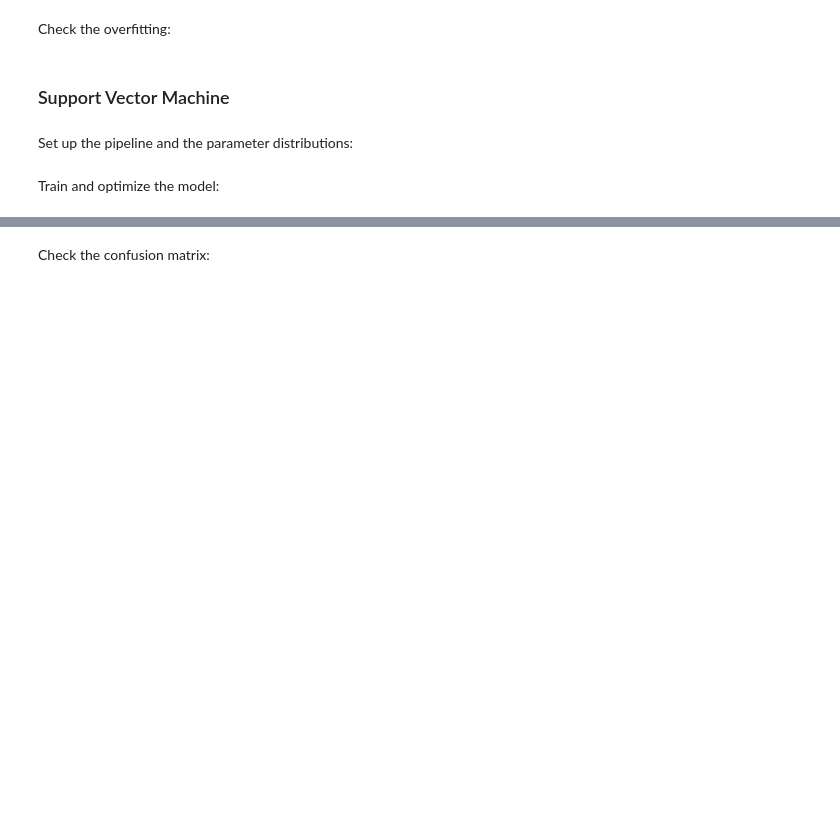
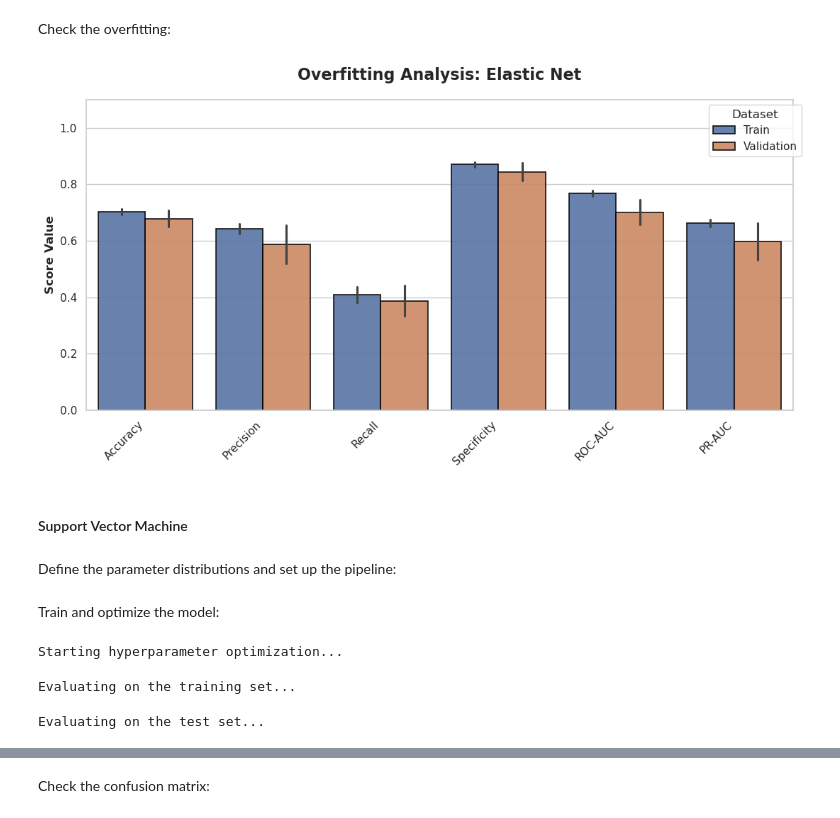
Before and after one commit to MiguelGomGar/TFM, a Jupyter notebook: notebooks/clinical_models_testing.ipynb, the cells around one changed output, grey strips where cells are left out. Saved outputs shown, nothing was run; the diff lists cells and outputs as text; code cells hidden in the pictures; blank space fills up the shorter version.

```diff
--- a/notebooks/clinical_models_testing.ipynb
+++ b/notebooks/clinical_models_testing.ipynb
@@ -176,11 +236,16 @@ plot_confusion_matrix(y_true=y_test, y_pred=y_pred_EN,
 # %% [markdown]
 Check the overfitting:
 # %%
-plot_overfitting_bars(cv_results_EN, model_name="EN", output_dir=results_path)
+plot_overfitting_bars(df_cv_results=cv_results_EN,
+                    title="Elastic Net",
+                    output_dir=results_path,
+                    identifier="EN")
+# %% [output]
+[figure, added]
 # %% [markdown]
-### Support Vector Machine
+#### Support Vector Machine
 # %% [markdown]
-Set up the pipeline and the parameter distributions:
+Define the parameter distributions and set up the pipeline:
 # %%
 # Hyperparameters search space
 params_dist_SVM = {
@@ -202,11 +267,24 @@ pipe_SVM = Pipeline(steps=[
 # %% [markdown]
 Train and optimize the model:
 # %%
-(optimized_SVM,
+(
+optimized_SVM,
 cv_results_SVM,
-tpr_SVM, fpr_SVM,
+fpr_SVM, tpr_SVM,
 precs_SVM, recs_SVM,
-study_SVM) = optimize_model_optuna_search(pipe_SVM, params_dist_SVM,
-                                    X_train, y_train, X_test, y_test,
-                                    metrics_dict=scoring_dict,
-                                    cv=my_cv)
+study_SVM
+) = optimize_model_optuna_search(
+    pipeline=pipe_SVM,
+    param_distributions=params_dist_SVM,
+    X_train=X_train, y_train=y_train,
+    X_test=X_test, y_test=y_test,
+    metrics_dict=scoring_dict,
+    cv=my_cv,
+    n_startup_trials=40,
+    n_iter=100,
+    seed=seed
+    )
+# %% [output]
+Starting hyperparameter optimization...
+Evaluating on the training set...
+Evaluating on the test set...
```
Also changed, not shown: parts of 41 cells of this notebook, 42 other files.
